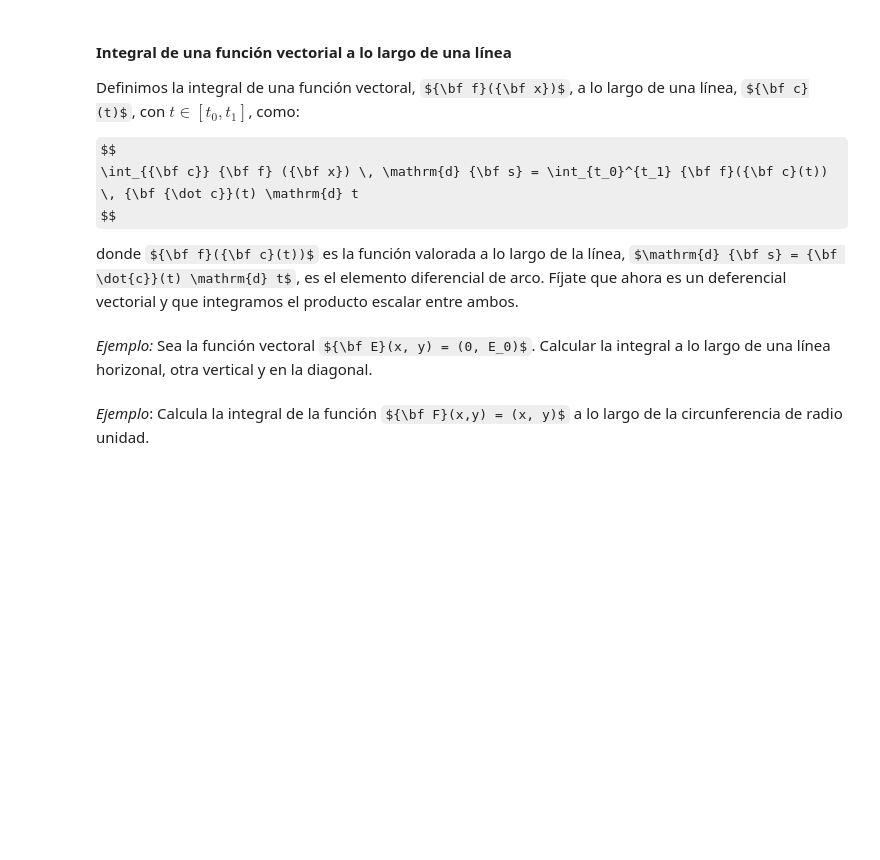
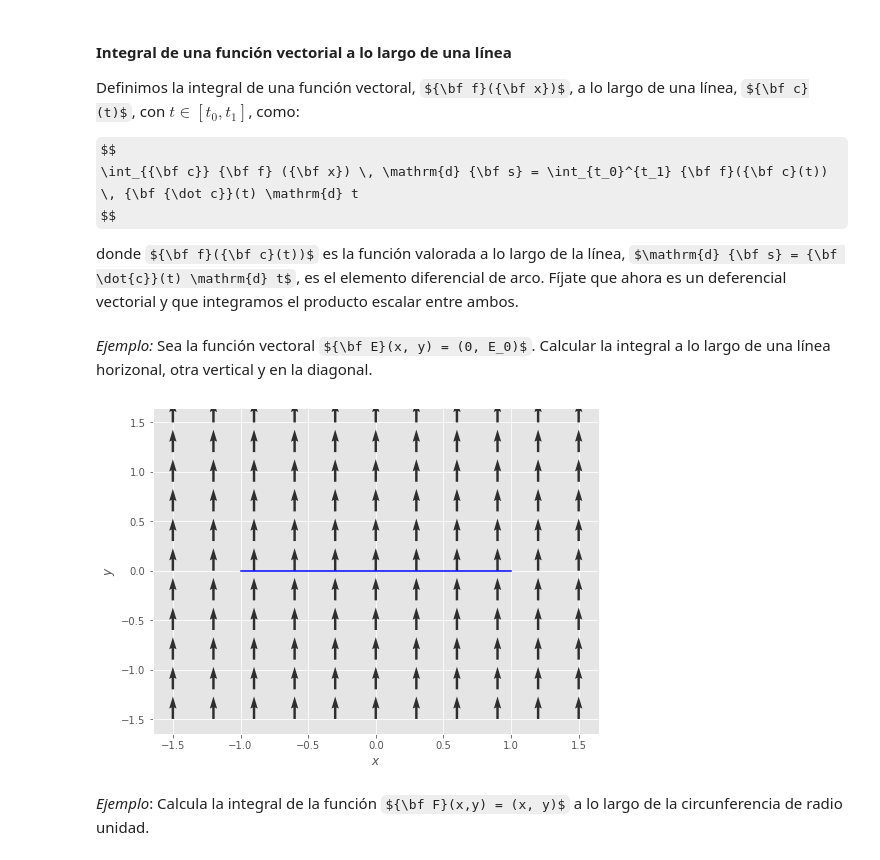
Before and after one commit to jahernando/USC-MMIII, a Jupyter notebook: tcalvec_integral_linea.ipynb, the cells around one changed output. Drawn from its saved outputs; the diff is of its cells as text; code cells hidden in the pictures; some formulas as TeX source; blank space fills up the shorter version.

```diff
--- a/tcalvec_integral_linea.ipynb
+++ b/tcalvec_integral_linea.ipynb
@@ -183,12 +183,14 @@ Calcular la integral a lo largo de una línea horizonal, otra vertical y en la d
 # %%
 xrange = (-1.5, 1.5, 11)
 trange = (-1, 1., 40)
 Ex = lambda x, y : 0 + 0.*x
 Ey = lambda x, y : 1.+ 0.*x
-cx = lambda t    : t
-cy = lambda t    : 0*t
+cx = lambda t    : 1.*t
+cy = lambda t    : 0.*t
 gf.line2d(cx, cy, trange);
 gf.quiver2d(Ex, Ey, xrange, xrange);
+# %% [output]
+[figure, added]
 # %% [markdown]
 *Ejemplo*: Calcula la integral de la función ${\bf F}(x,y) = (x, y)$ a lo largo de la circunferencia de radio unidad.
 # %%
```
Also changed, not shown: parts of 11 cells of this notebook.
